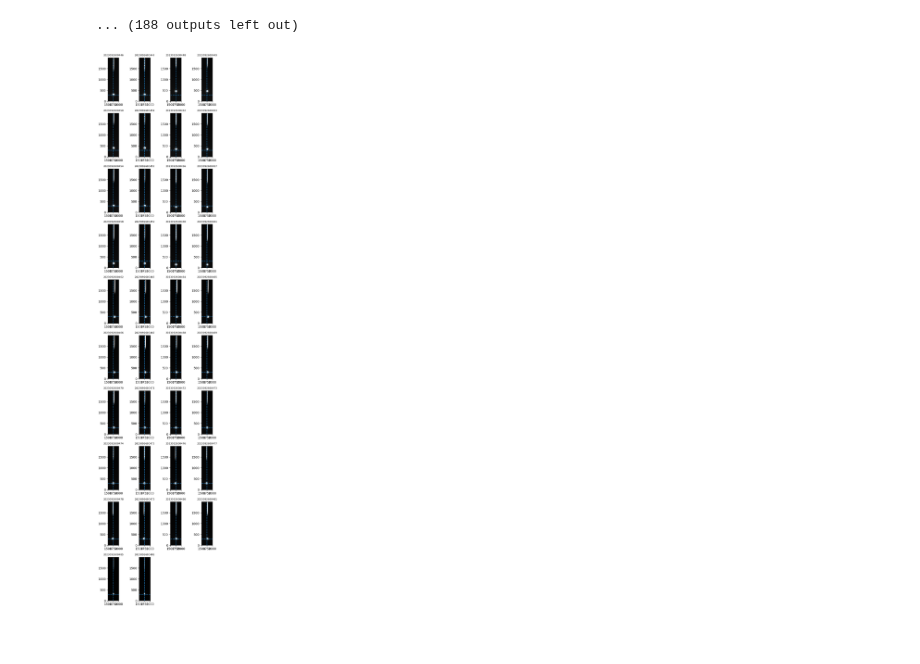
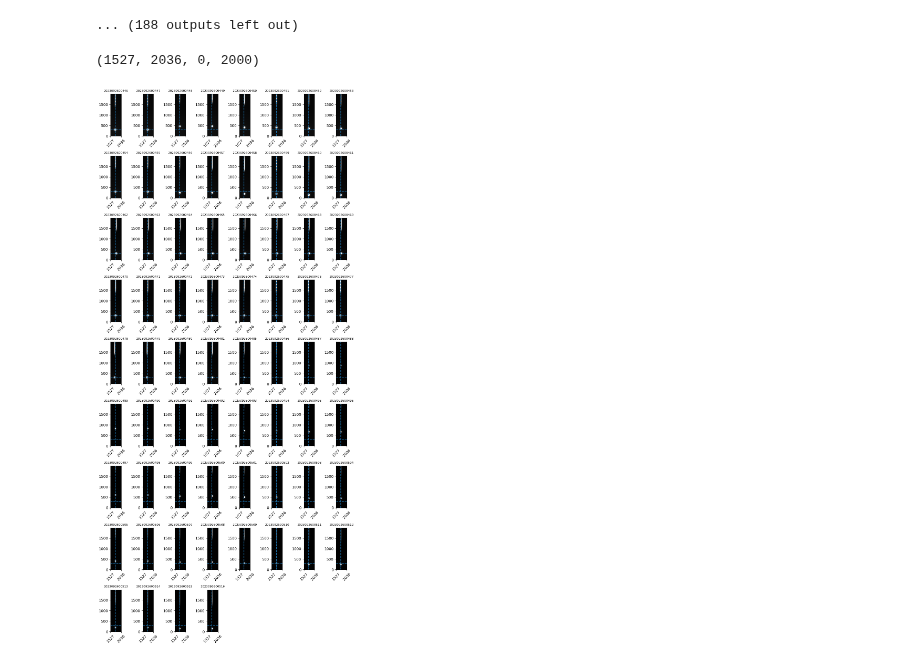
Before and after one commit to mrmonroy/AuxTel_summit_tests_2023, a Jupyter notebook: special_flats_shifting_star/retrive_and_select_exposures_20230926.ipynb, the cells around one changed output. Cells and saved outputs as stored; diff of their text form; code cells hidden in the pictures; blank space fills up the shorter version.

```diff
--- a/special_flats_shifting_star/retrive_and_select_exposures_20230926.ipynb
+++ b/special_flats_shifting_star/retrive_and_select_exposures_20230926.ipynb
@@ -226,3 +219,0 @@ seq_mask = (seq_nums<=nom_seq)
-# %%
-seq_nums = seq_nums[seq_mask]
-ids = ids[seq_mask]
@@ -250,6 +226,7 @@ We test retrieving one of them:
 # %%
-seq_num0 = seq_nums[seq_nums==462][0]
-exp_id0 = ids[seq_nums==462][0]
+nom_seq = 462
+seq_num0 = seq_nums[seq_nums==nom_seq][0]
+exp_id0 = ids[seq_nums==nom_seq][0]
 print(exp_id0)
 # %% [output]
 2023092600462
@@ -400,30 +377,38 @@ lsst.isr WARNING: No rough magnitude zero point defined for filter empty~holo4_0
 lsst.isr INFO: Setting rough magnitude zero point for filter empty~holo4_003: 31.692803
 2023092600447
 ... (188 outputs left out)
+# %%
+ampli0 = 'C03'
+print(ampli_boxes[ampli0])
+x0 = ampli_boxes[ampli0][0]
+x1 = ampli_boxes[ampli0][1]
+y0 = ampli_boxes[ampli0][2]
+y1 = ampli_boxes[ampli0][3]
+# %% [output]
+(1527, 2036, 0, 2000)
 # %%
-fig = plt.figure(figsize=(6,28))
+fig = plt.figure(figsize=(10,28))
 
-num_cols = 4
+num_cols = 8
 num_rows = int(len(ids)/num_cols)+int(len(ids)%num_cols)
 
 img_list = []
 for i,id_ in enumerate(ids):
     img_ = img_dict[id_]
 
     ax = fig.add_subplot(num_rows,num_cols,i+1)
     #im = ax.imshow(isr_test.exposure.image.array,cmap="gray",origin='lower',norm=LogNorm())
-    im = ax.imshow(img_[:2000,1500:2000],cmap="gray",origin='lower',vmin=5,vmax=3000)
+    im = ax.imshow(img_[y0:y1,x0:x1],cmap="gray",origin='lower',vmin=5,vmax=3000)
 
-    xticks = ax.get_xticks()
-    xticks = xticks[xticks>=0].astype('int')
-    xticks_label = xticks+1500
-    ax.set_xticks(xticks,labels=xticks_label)
+    xticks = np.array([0,x1-x0])
+    xticks_label = np.array([x0,x1])
+    ax.set_xticks(xticks,labels=xticks_label,rotation=45)
 
-    ax.axvline(x=1750-1500,ls='--')
-    ax.axhline(y=290,ls='--')
+    ax.axvline(x=1750-x0,ls='--')
+    ax.axhline(y=nom_y,ls='--')
 
     ax.set_title(id_,fontsize=8)
 
 plt.tight_layout()
 # %% [output]
-[figure, old version]
+[figure, new version]
```
Also changed, not shown: parts of 7 cells of this notebook, 1 other file.
